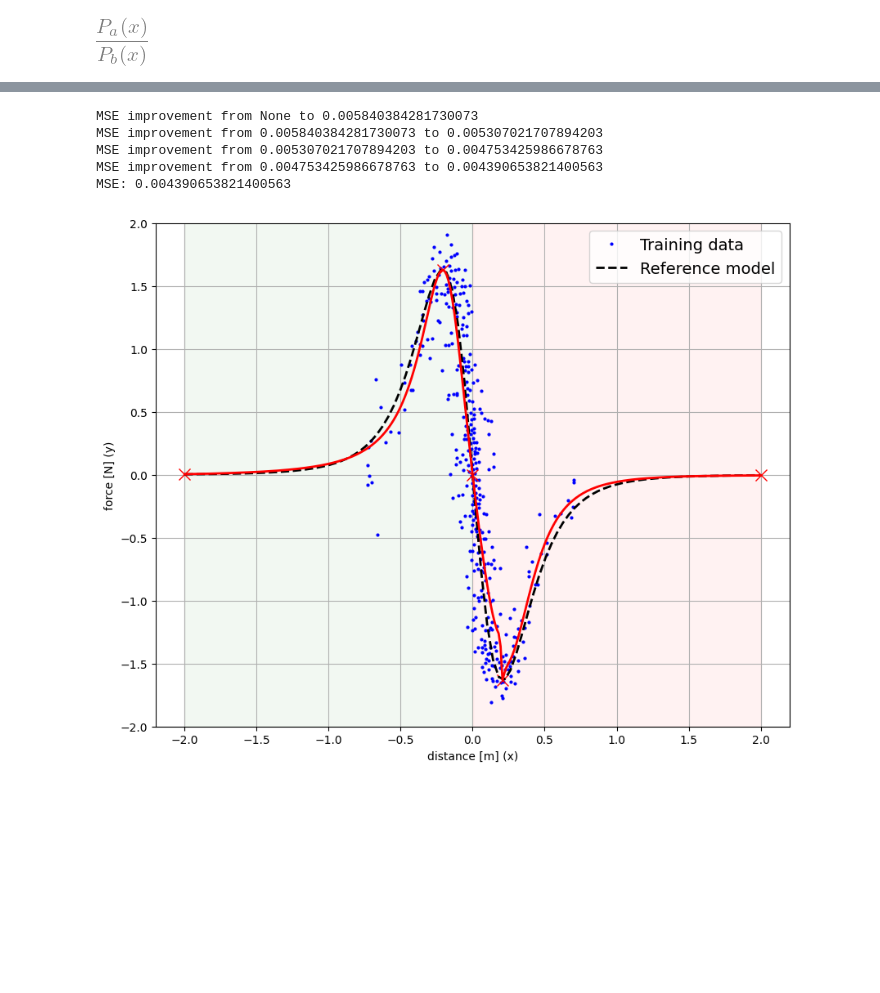
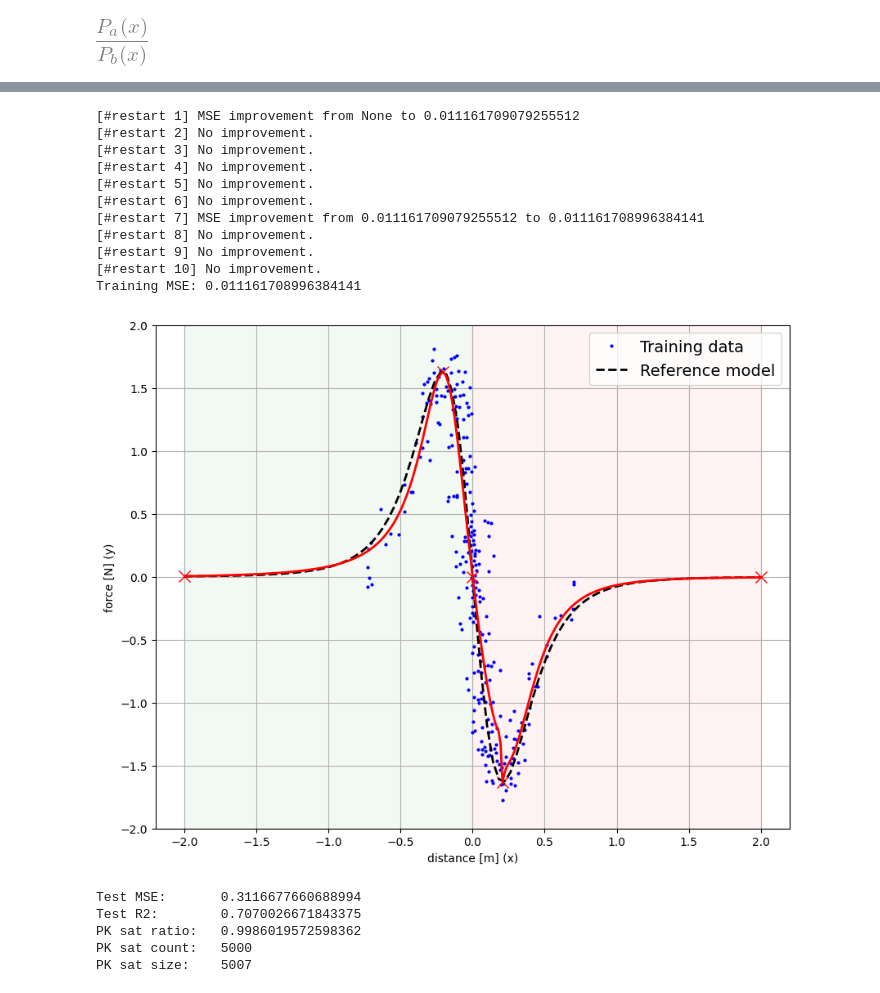
Before and after one commit to AgostinoRizzo/genpro, a Jupyter notebook: tree-search.ipynb, the cells around one changed output, grey strips where cells are left out. Saved outputs shown, nothing was run; the diff lists cells and outputs as text; code cells hidden in the pictures; blank space fills up the shorter version.

Commit message:
Compute testing scores for syntax tree.

```diff
--- a/tree-search.ipynb
+++ b/tree-search.ipynb
@@ -119,7 +120,8 @@ plt.plot(x, stree.evaluate(x), linestyle='solid', linewidth=2, color='red',   la
 # final model tuning
 #
 
-sample_size = 2000
+sample_size = 500
+n_restarts  = 10
 
 data_interc_dpx, data_interc_dpy = tree_search.get_data_interc_points(S)
 knowledge_interc_dpx, knowledge_interc_dpy, \
@@ -128,39 +130,60 @@ knowledge_activ_dpx, knowledge_activ_dpy, \
 knowledge_deriv_activ_dpx, knowledge_deriv_activ_dpy = tree_search.get_knowledge_interc_points(S, sample_size=sample_size)
 
 knowledge_interc_dpx = np.repeat( knowledge_interc_dpx, sample_size )
 knowledge_interc_dpy = np.repeat( knowledge_interc_dpy, sample_size )
 knowledge_deriv_interc_dpx = np.repeat( knowledge_deriv_interc_dpx, sample_size )
 knowledge_deriv_interc_dpy = np.repeat( knowledge_deriv_interc_dpy, sample_size )
 
 interc_dpx = np.concatenate( (data_interc_dpx, knowledge_interc_dpx) )
 interc_dpy = np.concatenate( (data_interc_dpy, knowledge_interc_dpy) )
 
 #interc_dpx = data_interc_dpx
 #interc_dpy = data_interc_dpy
 
 best_tuning_report = None
 
-for _ in range(10):
+for i_restart in range(n_restarts):
     tuning_report = tree_search.tune_syntax_tree(S, stree,
                                                 interc_dpx, interc_dpy,  # merge data+knowledge (0th deriv)
                                                 knowledge_deriv_interc_dpx, knowledge_deriv_interc_dpy,
                                                 knowledge_activ_dpx, knowledge_activ_dpy,
                                                 knowledge_deriv_activ_dpx, knowledge_deriv_activ_dpy,
                                                 verbose=False, maxiter=5000)  # no limit for maxiter
     if best_tuning_report is None or tuning_report['mse'] < best_tuning_report['mse']:
-        print(f"MSE improvement from {None if best_tuning_report is None else best_tuning_report['mse']} to {tuning_report['mse']}")
+        print(f"[#restart {i_restart+1}] MSE improvement from {None if best_tuning_report is None else best_tuning_report['mse']} to {tuning_report['mse']}")
         best_tuning_report = tuning_report
+    else:
+        print(f"[#restart {i_restart+1}] No improvement.")
 
-print(f"MSE: {best_tuning_report['mse']}")
+print(f"Training MSE: {best_tuning_report['mse']}")
 
 S.plot()
 x = np.linspace(S.xl, S.xu, 300)
 stree.set_coeffs(best_tuning_report['sol'].tolist())
 plt.plot(x, stree.evaluate(x), linestyle='solid', linewidth=2, color='red', label='Final model');
 # %% [output]
-MSE improvement from None to 0.005840384281730073
-MSE improvement from 0.005840384281730073 to 0.005307021707894203
-MSE improvement from 0.005307021707894203 to 0.004753425986678763
-MSE improvement from 0.004753425986678763 to 0.004390653821400563
-MSE: 0.004390653821400563
+[#restart 1] MSE improvement from None to 0.011161709079255512
+[#restart 2] No improvement.
+[#restart 3] No improvement.
+[#restart 4] No improvement.
+[#restart 5] No improvement.
+[#restart 6] No improvement.
+[#restart 7] MSE improvement from 0.011161709079255512 to 0.011161708996384141
+[#restart 8] No improvement.
+[#restart 9] No improvement.
+[#restart 10] No improvement.
+Training MSE: 0.011161708996384141
-[figure, old version]
+[figure, new version]
+# %%
+test_mse, test_r2, pk_sat_ration, pk_sat_count, pk_sat_size = tree_search.test_syntax_tree(stree, S, sample_size=1000)
+print(f"Test MSE:       {test_mse}")
+print(f"Test R2:        {test_r2}")
+print(f"PK sat ratio:   {pk_sat_ration}")
+print(f"PK sat count:   {pk_sat_count}")
+print(f"PK sat size:    {pk_sat_size}")
+# %% [output]
+Test MSE:       0.3116677660688994
+Test R2:        0.7070026671843375
+PK sat ratio:   0.9986019572598362
+PK sat count:   5000
+PK sat size:    5007
```
Also changed, not shown: parts of 3 cells of this notebook, 2 other files.
